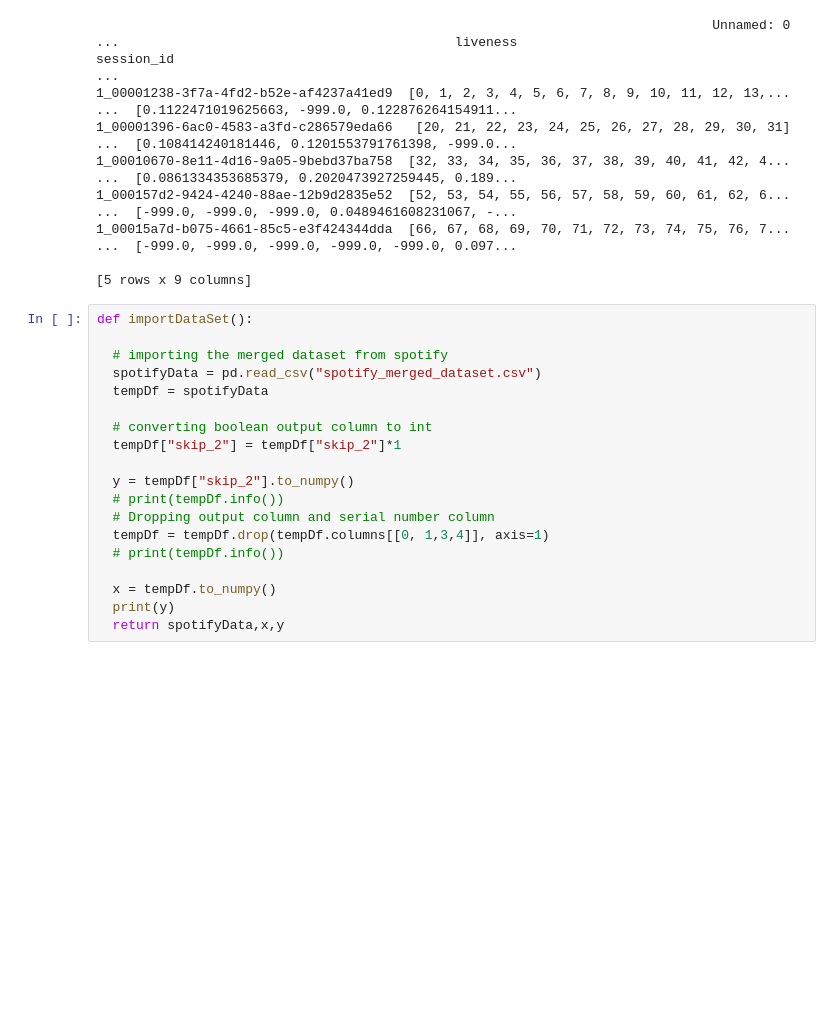
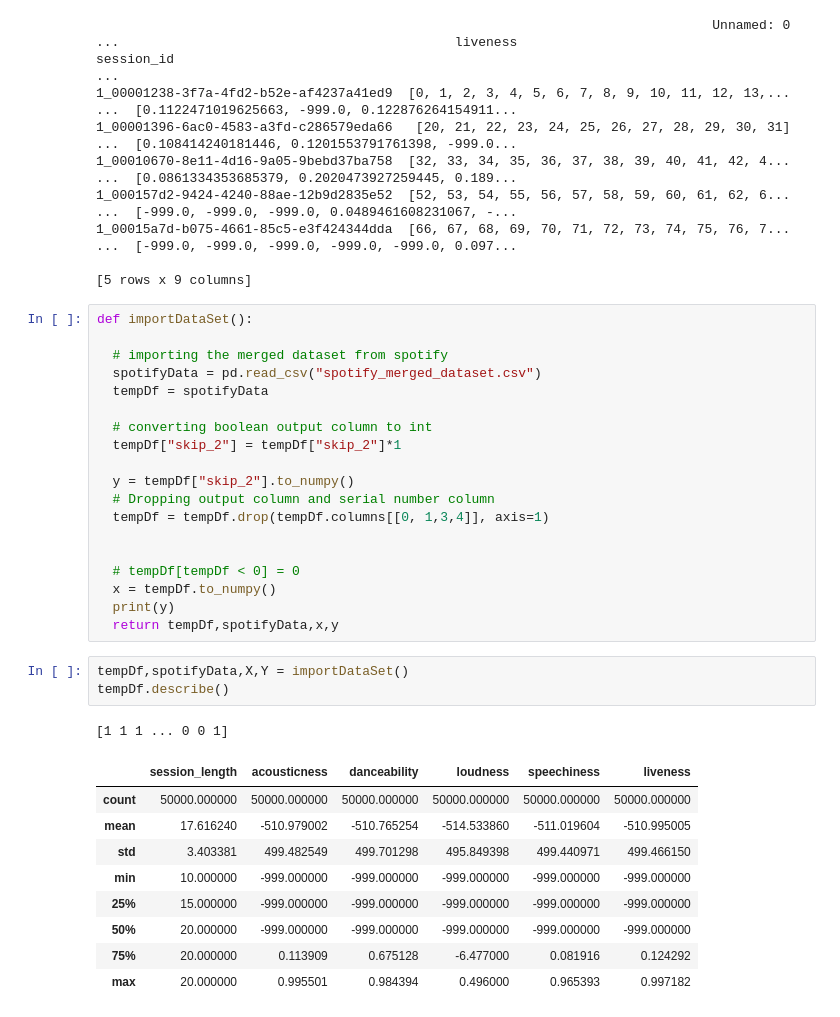
Before and after one commit to AFA21SCM21BO/Project-Mood-Prediction, a Jupyter notebook: Code/LightGBM/lightgbm.ipynb, the cells around one changed output. Saved outputs shown, nothing was run; the diff lists cells and outputs as text; blank space fills up the shorter version.

```diff
--- a/Code/LightGBM/lightgbm.ipynb
+++ b/Code/LightGBM/lightgbm.ipynb
@@ -48,13 +47,27 @@ def importDataSet():
   tempDf["skip_2"] = tempDf["skip_2"]*1
 
   y = tempDf["skip_2"].to_numpy()
-  # print(tempDf.info())
   # Dropping output column and serial number column
   tempDf = tempDf.drop(tempDf.columns[[0, 1,3,4]], axis=1)
-  # print(tempDf.info())
 
+
+  # tempDf[tempDf < 0] = 0
   x = tempDf.to_numpy()
   print(y)
-  return spotifyData,x,y
+  return tempDf,spotifyData,x,y
+# %%
+tempDf,spotifyData,X,Y = importDataSet()
+tempDf.describe()
+# %% [output]
+[1 1 1 ... 0 0 1]
+|  | session_length | acousticness | danceability | loudness | speechiness | liveness |
+| count | 50000.000000 | 50000.000000 | 50000.000000 | 50000.000000 | 50000.000000 | 50000.000000 |
+| mean | 17.616240 | -510.979002 | -510.765254 | -514.533860 | -511.019604 | -510.995005 |
+| std | 3.403381 | 499.482549 | 499.701298 | 495.849398 | 499.440971 | 499.466150 |
+| min | 10.000000 | -999.000000 | -999.000000 | -999.000000 | -999.000000 | -999.000000 |
+| 25% | 15.000000 | -999.000000 | -999.000000 | -999.000000 | -999.000000 | -999.000000 |
+| 50% | 20.000000 | -999.000000 | -999.000000 | -999.000000 | -999.000000 | -999.000000 |
+| 75% | 20.000000 | 0.113909 | 0.675128 | -6.477000 | 0.081916 | 0.124292 |
+| max | 20.000000 | 0.995501 | 0.984394 | 0.496000 | 0.965393 | 0.997182 |
 # %%
 # Test train Split
```
Also changed, not shown: parts of 7 cells of this notebook.
